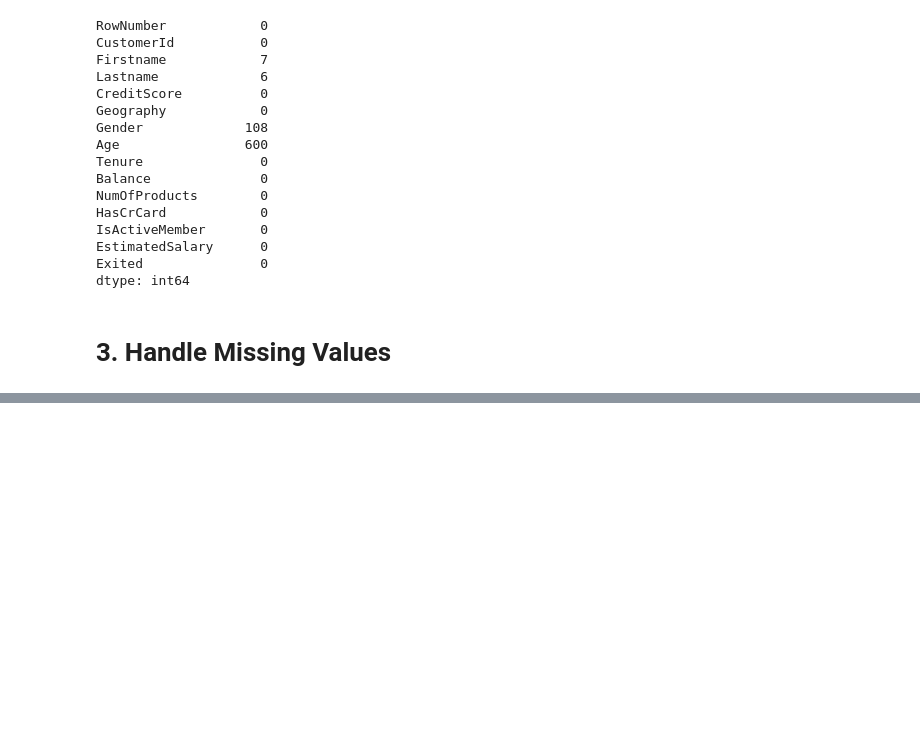
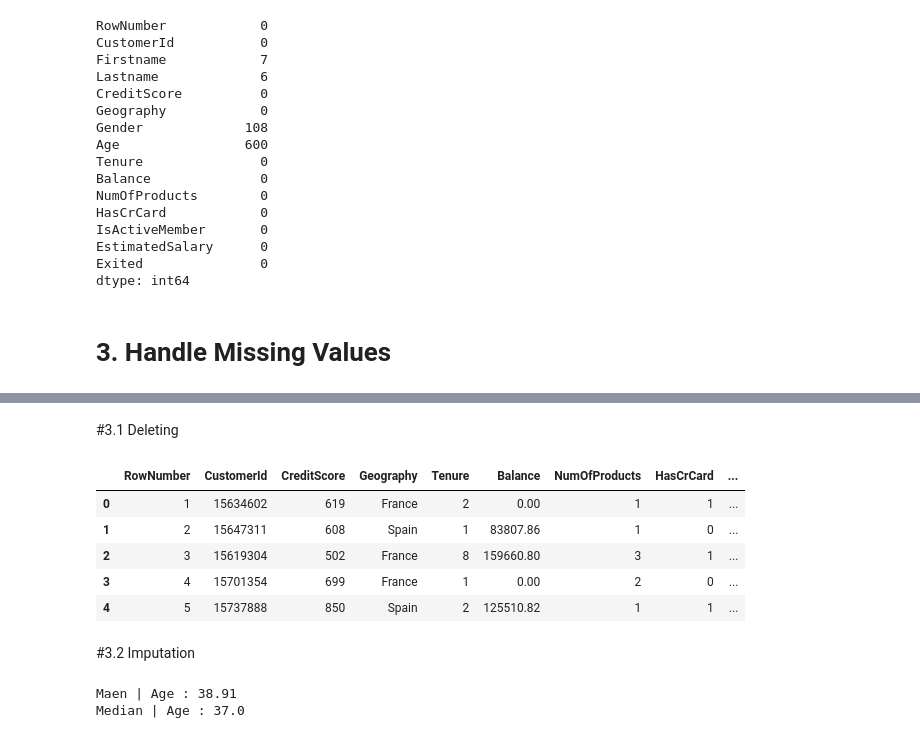
Before and after one commit to Dunith-M/ML-Main-Project, a Jupyter notebook: Week 01/0_handle_missing_values.ipynb, the cells around one changed output, grey strips where cells are left out. Cells and saved outputs as stored; diff of their text form; code cells hidden in the pictures; blank space fills up the shorter version.

```diff
--- a/Week 01/0_handle_missing_values.ipynb
+++ b/Week 01/0_handle_missing_values.ipynb
@@ -63,3 +71,6 @@ Exited               0
 dtype: int64
 # %% [markdown]
 # 3. Handle Missing Values
+# %%
+df_cp = df.copy()
+df_cp.head()
@@ -65,0 +84,25 @@ dtype: int64
+# %% [markdown]
+#3.1 Deleting
+# %%
+df_cp = df_cp.dropna(axis=1)
+df_cp.head()
+# %% [output]
+|  | RowNumber | CustomerId | CreditScore | Geography | Tenure | Balance | NumOfProducts | HasCrCard | ... |
+| 0 | 1 | 15634602 | 619 | France | 2 | 0.00 | 1 | 1 | ... |
+| 1 | 2 | 15647311 | 608 | Spain | 1 | 83807.86 | 1 | 0 | ... |
+| 2 | 3 | 15619304 | 502 | France | 8 | 159660.80 | 3 | 1 | ... |
+| 3 | 4 | 15701354 | 699 | France | 1 | 0.00 | 2 | 0 | ... |
+| 4 | 5 | 15737888 | 850 | Spain | 2 | 125510.82 | 1 | 1 | ... |
+# %% [markdown]
+#3.2 Imputation
+# %%
+mean = df['Age'].mean()
+median = df['Age'].median()
+
+mean = round(mean, 2)
+
+print(f"Maen | Age : {mean}")
+print(f"Median | Age : {median}")
+# %% [output]
+Maen | Age : 38.91
+Median | Age : 37.0
```
Also changed, not shown: parts of 9 cells of this notebook, 2 other files.
